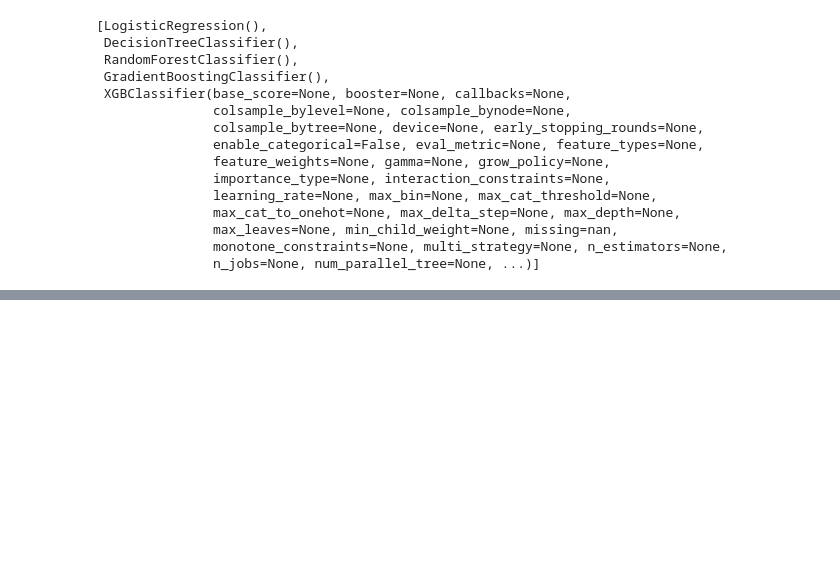
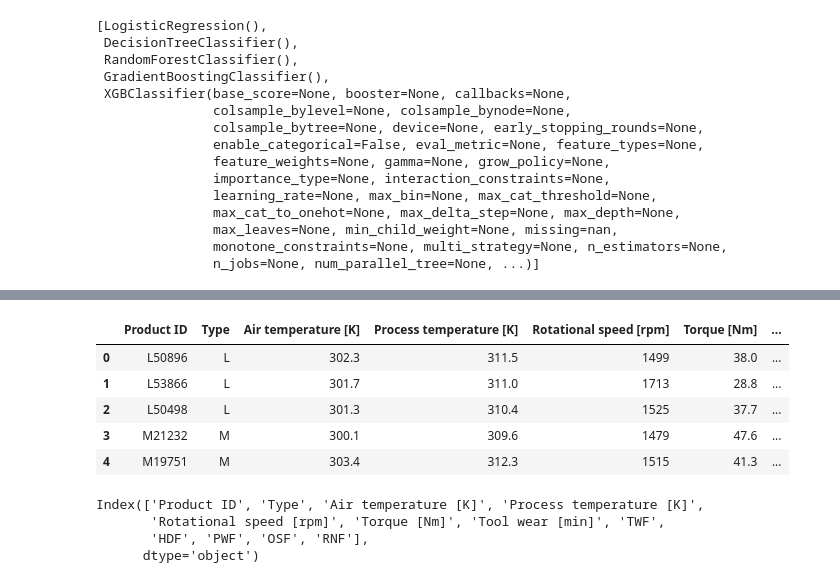
Before and after one commit to ganesh-207/Machine_learning, a Jupyter notebook: Machine_Failure_Predition.ipynb, the cells around one changed output, grey strips where cells are left out. Cells and saved outputs as stored; diff of their text form; code cells hidden in the pictures; blank space fills up the shorter version.

```diff
--- a/Machine_Failure_Predition.ipynb
+++ b/Machine_Failure_Predition.ipynb
@@ -343,0 +544,17 @@ score_results_df.sort_values(by='f1_cv',ascending=False)
+# %%
+df2 = df2.drop(columns='id',axis=1,errors='ignore')
+df2.head()
+# %% [output]
+|  | Product ID | Type | Air temperature [K] | Process temperature [K] | Rotational speed [rpm] | Torque [Nm] | ... |
+| 0 | L50896 | L | 302.3 | 311.5 | 1499 | 38.0 | ... |
+| 1 | L53866 | L | 301.7 | 311.0 | 1713 | 28.8 | ... |
+| 2 | L50498 | L | 301.3 | 310.4 | 1525 | 37.7 | ... |
+| 3 | M21232 | M | 300.1 | 309.6 | 1479 | 47.6 | ... |
+| 4 | M19751 | M | 303.4 | 312.3 | 1515 | 41.3 | ... |
+# %%
+df2.columns
+# %% [output]
+Index(['Product ID', 'Type', 'Air temperature [K]', 'Process temperature [K]',
+       'Rotational speed [rpm]', 'Torque [Nm]', 'Tool wear [min]', 'TWF',
+       'HDF', 'PWF', 'OSF', 'RNF'],
+      dtype='object')
```
Also changed, not shown: parts of 18 cells of this notebook.
